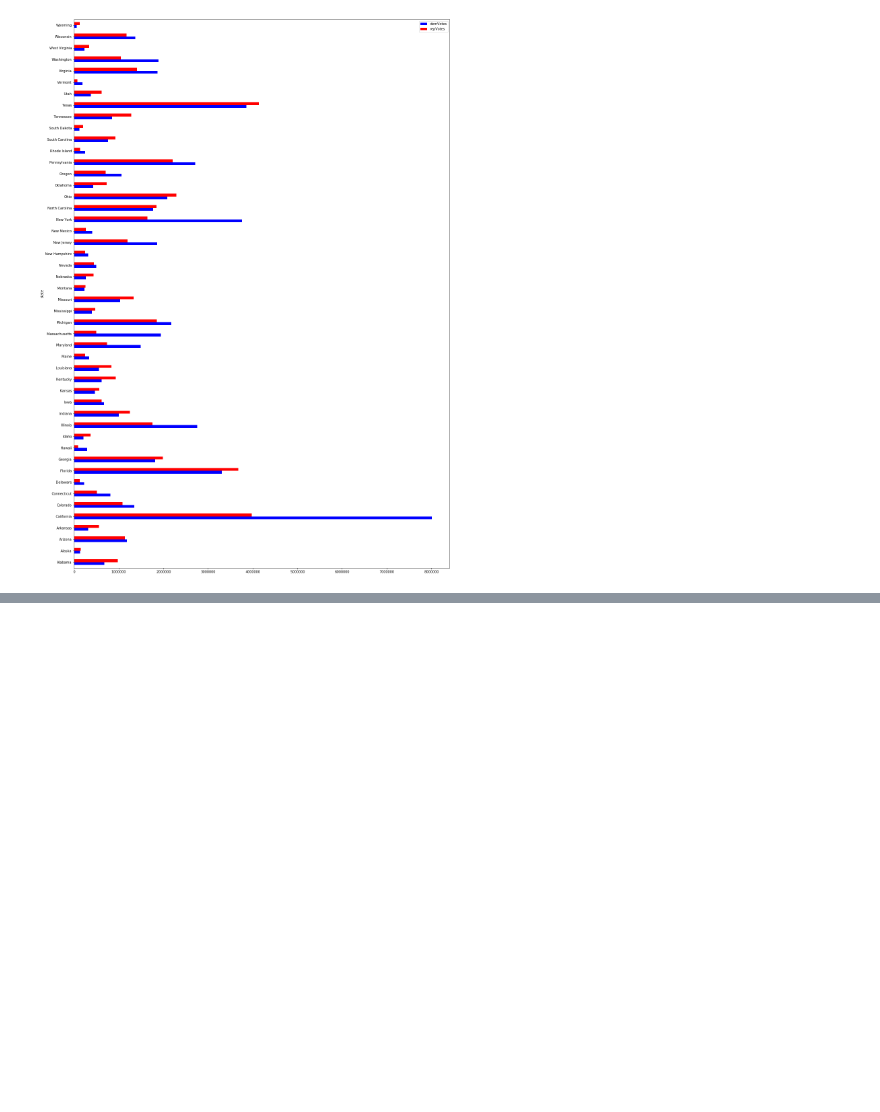
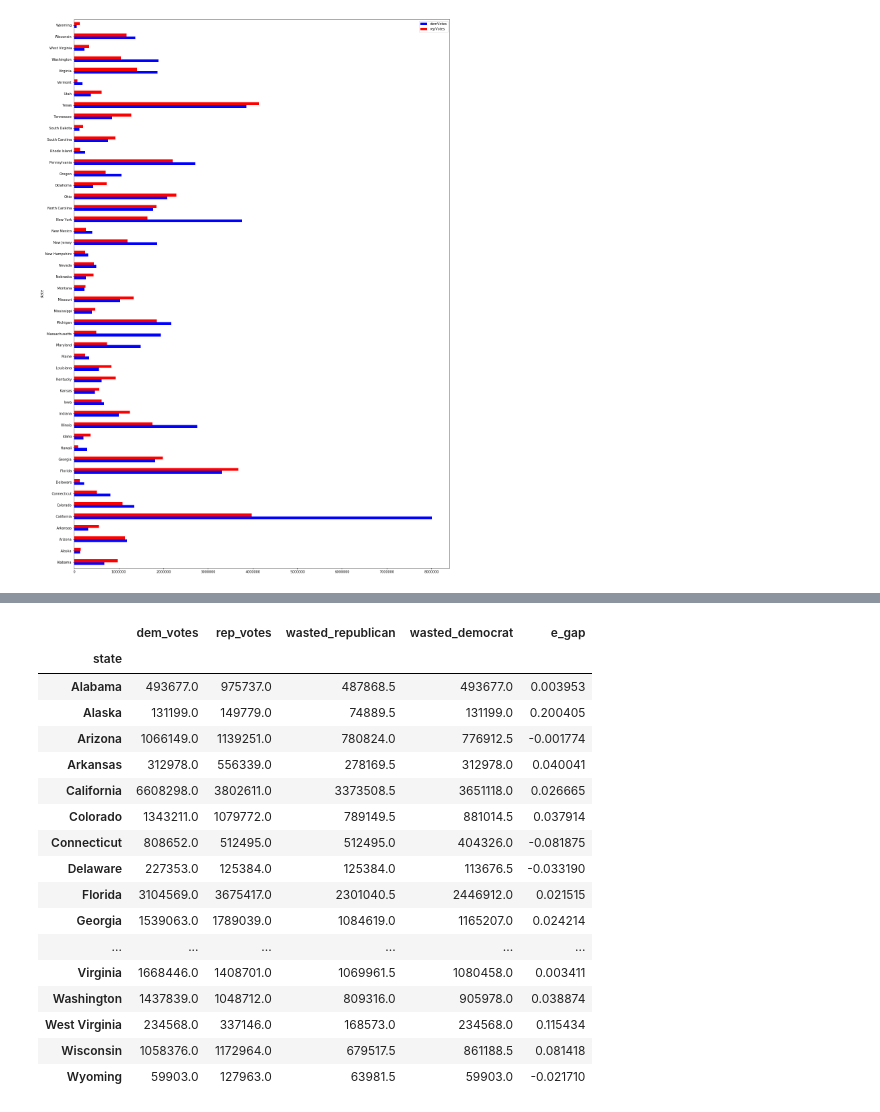
Before and after one commit to dpalencia/cs541g3, a Jupyter notebook: Notebooks/Data Understanding/Data Understanding - U.S. House 1976 - 2018.ipynb, the cells around one changed output, grey strips where cells are left out. Saved outputs shown, nothing was run; the diff lists cells and outputs as text; code cells hidden in the pictures; blank space fills up the shorter version.

```diff
--- a/Notebooks/Data Understanding/Data Understanding - U.S. House 1976 - 2018.ipynb
+++ b/Notebooks/Data Understanding/Data Understanding - U.S. House 1976 - 2018.ipynb
@@ -184,0 +301,29 @@ votesState.describe()
+# %%
+def get_efficiency_gap(dem_votes, rep_votes, wasted_dem, wasted_rep):
+    return (wasted_dem - wasted_rep) / (dem_votes + rep_votes)
+
+vote_counts_bystate["e_gap"] = get_efficiency_gap(vote_counts_bystate["dem_votes"],
+                                          vote_counts_bystate["rep_votes"],
+                                          vote_counts_bystate["wasted_democrat"],
+                                          vote_counts_bystate["wasted_republican"])
+
+vote_counts_bystate.head(50)
+# %% [output]
+|  | dem_votes | rep_votes | wasted_republican | wasted_democrat | e_gap |
+| state |  |  |  |  |  |
+| Alabama | 493677.0 | 975737.0 | 487868.5 | 493677.0 | 0.003953 |
+| Alaska | 131199.0 | 149779.0 | 74889.5 | 131199.0 | 0.200405 |
+| Arizona | 1066149.0 | 1139251.0 | 780824.0 | 776912.5 | -0.001774 |
+| Arkansas | 312978.0 | 556339.0 | 278169.5 | 312978.0 | 0.040041 |
+| California | 6608298.0 | 3802611.0 | 3373508.5 | 3651118.0 | 0.026665 |
+| Colorado | 1343211.0 | 1079772.0 | 789149.5 | 881014.5 | 0.037914 |
+| Connecticut | 808652.0 | 512495.0 | 512495.0 | 404326.0 | -0.081875 |
+| Delaware | 227353.0 | 125384.0 | 125384.0 | 113676.5 | -0.033190 |
+| Florida | 3104569.0 | 3675417.0 | 2301040.5 | 2446912.0 | 0.021515 |
+| Georgia | 1539063.0 | 1789039.0 | 1084619.0 | 1165207.0 | 0.024214 |
+| ... | ... | ... | ... | ... | ... |
+| Virginia | 1668446.0 | 1408701.0 | 1069961.5 | 1080458.0 | 0.003411 |
+| Washington | 1437839.0 | 1048712.0 | 809316.0 | 905978.0 | 0.038874 |
+| West Virginia | 234568.0 | 337146.0 | 168573.0 | 234568.0 | 0.115434 |
+| Wisconsin | 1058376.0 | 1172964.0 | 679517.5 | 861188.5 | 0.081418 |
+| Wyoming | 59903.0 | 127963.0 | 63981.5 | 59903.0 | -0.021710 |
```
Also changed, not shown: parts of 12 cells of this notebook, 1 other file.
